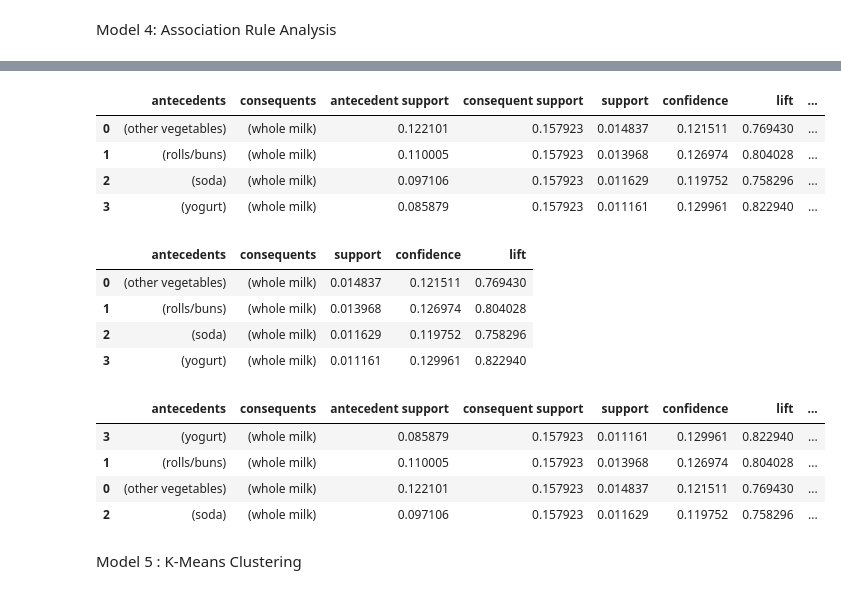
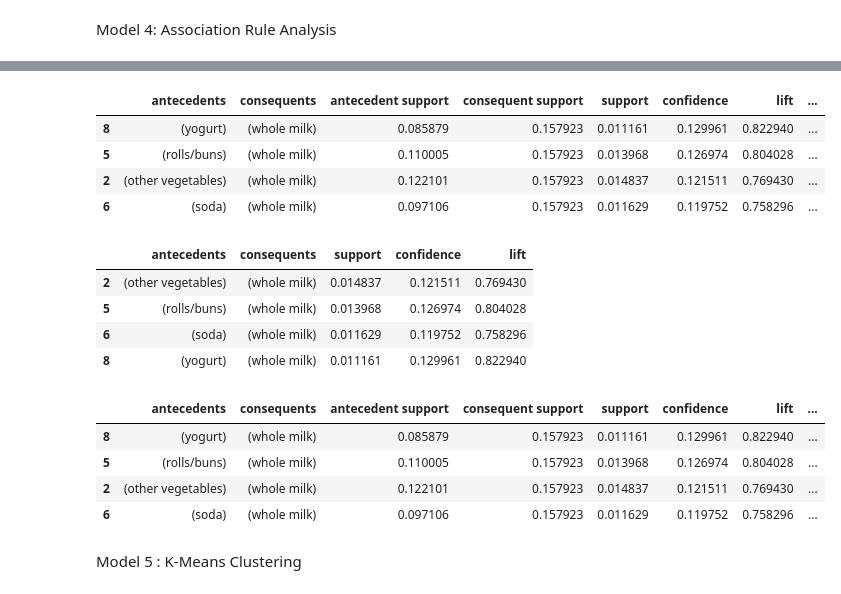
Before and after one commit to Prajkta11222/Market-Basket-Analysis-ML, a Jupyter notebook: MARKET_BASKET_ML(CS23024,CS23031).ipynb, the cells around one changed output, grey strips where cells are left out. Saved outputs shown, nothing was run; the diff lists cells and outputs as text; code cells hidden in the pictures.

Commit message:
Implemented Market Basket Analysis using 6 models (Apriori, FP-Growth, Eclat, Association Rules, K-Means, Recommendation System) with preprocessing and analysis

```diff
--- a/MARKET_BASKET_ML(CS23024,CS23031).ipynb
+++ b/MARKET_BASKET_ML(CS23024,CS23031).ipynb
@@ -117 +108,5 @@ warnings.filterwarnings("ignore")
 frequent_itemsets = apriori(df, min_support=0.01, use_colnames=True)
+# %%
+frequent_itemsets['length'] = frequent_itemsets['itemsets'].apply(lambda x: len(x))
+
+frequent_itemsets[frequent_itemsets['length'] > 1]
@@ -128,6 +130,6 @@ frequent_itemsets.head()
 # %%
 # Generate association rules using confidence metric
-rules = association_rules(frequent_itemsets, metric="confidence", min_threshold=0.1)
+rules = association_rules(frequent_itemsets, metric="confidence", min_threshold=0.05)
 # %%
 # Display top rules
 rules.head()
@@ -254,29 +275,29 @@ rules_conf.head(10)
 # %%
-strong_rules = rules[rules['lift'] > 0.5]
+strong_rules = rules[(rules['confidence'] > 0.1) & (rules['lift'] > 0.7)]
 
-strong_rules.head(10)
+strong_rules.sort_values(by='confidence', ascending=False).head(10)
 # %% [output]
 |  | antecedents | consequents | antecedent support | consequent support | support | confidence | lift | ... |
-| 0 | (other vegetables) | (whole milk) | 0.122101 | 0.157923 | 0.014837 | 0.121511 | 0.769430 | ... |
-| 1 | (rolls/buns) | (whole milk) | 0.110005 | 0.157923 | 0.013968 | 0.126974 | 0.804028 | ... |
-| 2 | (soda) | (whole milk) | 0.097106 | 0.157923 | 0.011629 | 0.119752 | 0.758296 | ... |
-| 3 | (yogurt) | (whole milk) | 0.085879 | 0.157923 | 0.011161 | 0.129961 | 0.822940 | ... |
+| 8 | (yogurt) | (whole milk) | 0.085879 | 0.157923 | 0.011161 | 0.129961 | 0.822940 | ... |
+| 5 | (rolls/buns) | (whole milk) | 0.110005 | 0.157923 | 0.013968 | 0.126974 | 0.804028 | ... |
+| 2 | (other vegetables) | (whole milk) | 0.122101 | 0.157923 | 0.014837 | 0.121511 | 0.769430 | ... |
+| 6 | (soda) | (whole milk) | 0.097106 | 0.157923 | 0.011629 | 0.119752 | 0.758296 | ... |
 # %%
 strong_rules[['antecedents','consequents','support','confidence','lift']]
 # %% [output]
 |  | antecedents | consequents | support | confidence | lift |
-| 0 | (other vegetables) | (whole milk) | 0.014837 | 0.121511 | 0.769430 |
-| 1 | (rolls/buns) | (whole milk) | 0.013968 | 0.126974 | 0.804028 |
-| 2 | (soda) | (whole milk) | 0.011629 | 0.119752 | 0.758296 |
-| 3 | (yogurt) | (whole milk) | 0.011161 | 0.129961 | 0.822940 |
+| 2 | (other vegetables) | (whole milk) | 0.014837 | 0.121511 | 0.769430 |
+| 5 | (rolls/buns) | (whole milk) | 0.013968 | 0.126974 | 0.804028 |
+| 6 | (soda) | (whole milk) | 0.011629 | 0.119752 | 0.758296 |
+| 8 | (yogurt) | (whole milk) | 0.011161 | 0.129961 | 0.822940 |
 # %%
 strong_rules.sort_values(by="lift", ascending=False).head(10)
 # %% [output]
 |  | antecedents | consequents | antecedent support | consequent support | support | confidence | lift | ... |
-| 3 | (yogurt) | (whole milk) | 0.085879 | 0.157923 | 0.011161 | 0.129961 | 0.822940 | ... |
-| 1 | (rolls/buns) | (whole milk) | 0.110005 | 0.157923 | 0.013968 | 0.126974 | 0.804028 | ... |
-| 0 | (other vegetables) | (whole milk) | 0.122101 | 0.157923 | 0.014837 | 0.121511 | 0.769430 | ... |
-| 2 | (soda) | (whole milk) | 0.097106 | 0.157923 | 0.011629 | 0.119752 | 0.758296 | ... |
+| 8 | (yogurt) | (whole milk) | 0.085879 | 0.157923 | 0.011161 | 0.129961 | 0.822940 | ... |
+| 5 | (rolls/buns) | (whole milk) | 0.110005 | 0.157923 | 0.013968 | 0.126974 | 0.804028 | ... |
+| 2 | (other vegetables) | (whole milk) | 0.122101 | 0.157923 | 0.014837 | 0.121511 | 0.769430 | ... |
+| 6 | (soda) | (whole milk) | 0.097106 | 0.157923 | 0.011629 | 0.119752 | 0.758296 | ... |
 # %% [markdown]
 Model 5 : K-Means Clustering
 # %%
```
Also changed, not shown: parts of 15 cells of this notebook.
